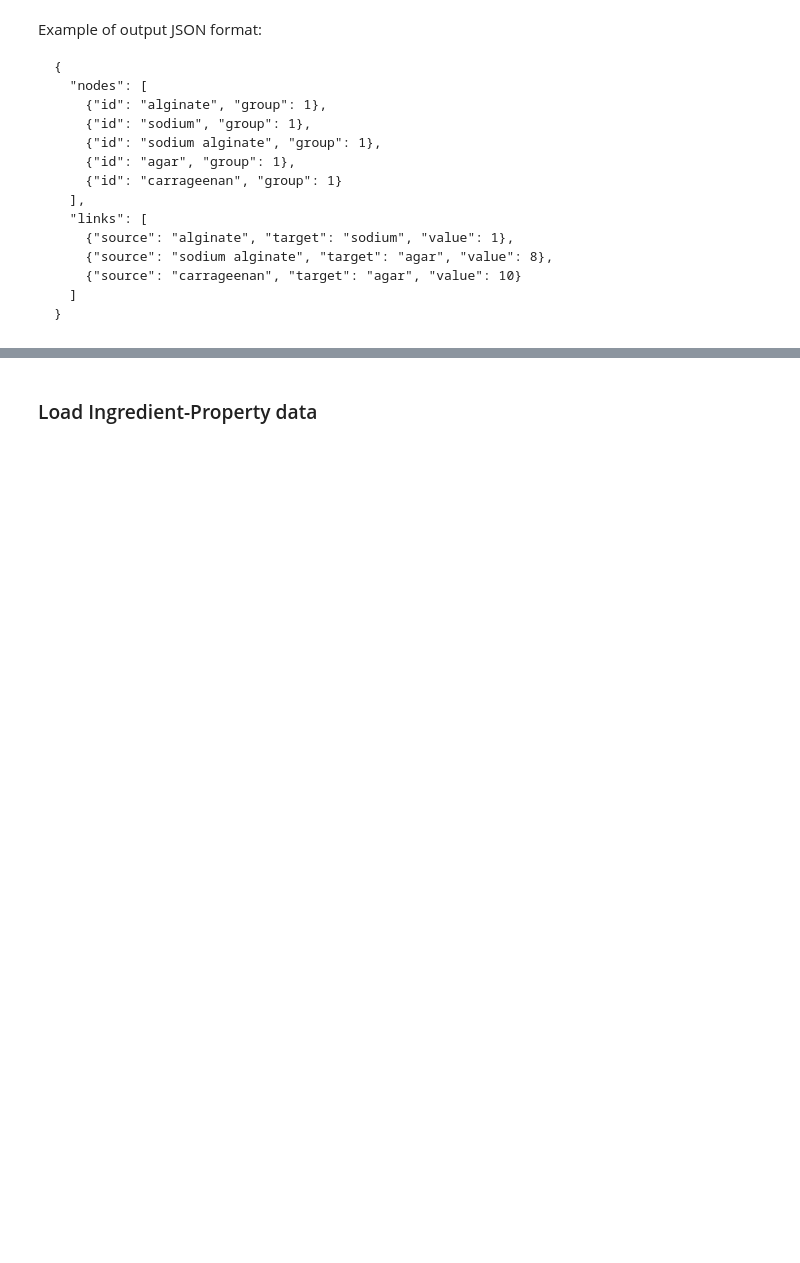
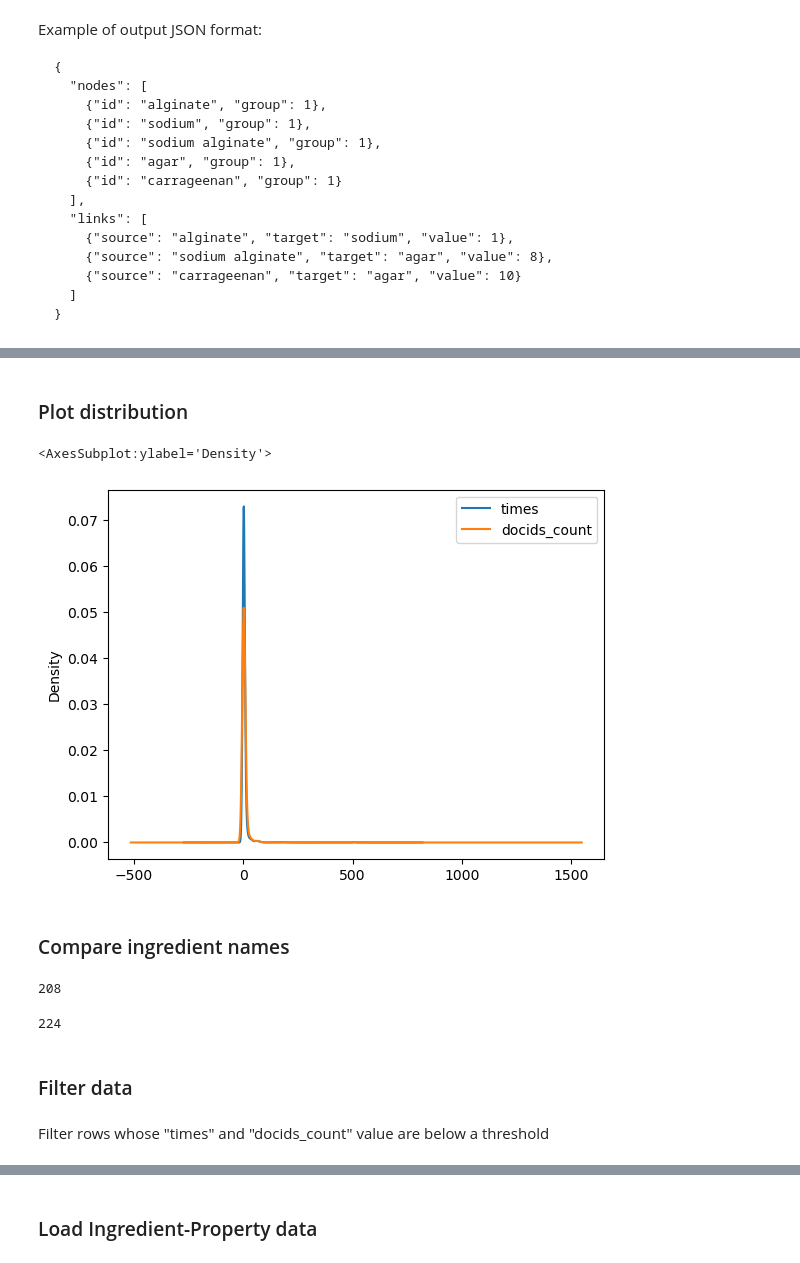
Before and after one commit to a7u7a/bioplastico-data-processing, a Jupyter notebook: raw-data-to-graph.ipynb, the cells around one changed output, grey strips where cells are left out. Saved outputs shown, nothing was run; the diff lists cells and outputs as text; code cells hidden in the pictures; blank space fills up the shorter version.

```diff
--- a/raw-data-to-graph.ipynb
+++ b/raw-data-to-graph.ipynb
@@ -40,0 +61,21 @@ ing_ing.head(10)
+# %% [markdown]
+### Plot distribution
+# %%
+ing_ing.plot(kind='kde')
+# %% [output]
+<AxesSubplot:ylabel='Density'>
+[figure, added]
+# %% [markdown]
+### Compare ingredient names
+# %%
+len(ing_ing["first"].unique())
+# %% [output]
+208
+# %%
+len(ing_ing["second"].unique())
+# %% [output]
+224
+# %% [markdown]
+### Filter data
+# %% [markdown]
+Filter rows whose "times" and "docids_count" value are below a threshold
```
Also changed, not shown: parts of 13 cells of this notebook.
